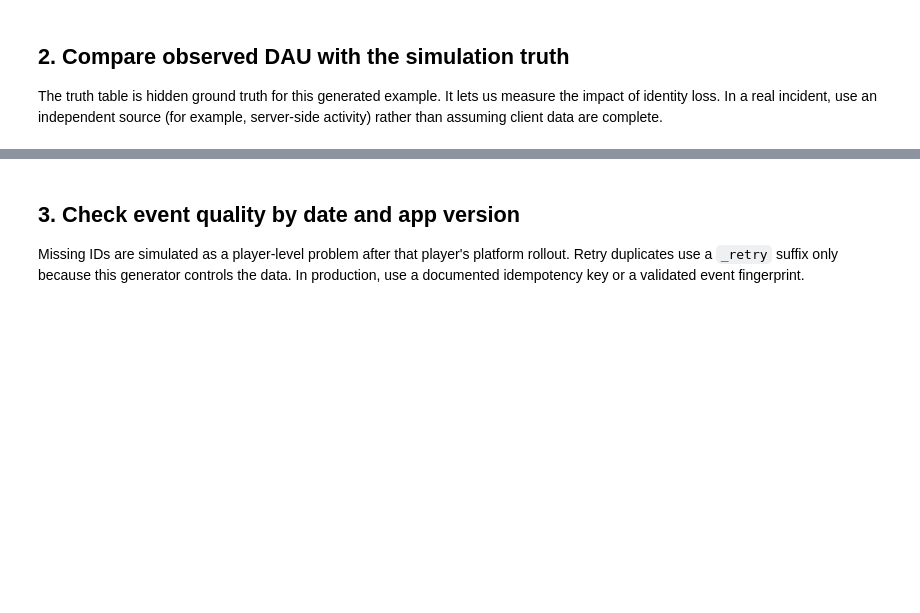
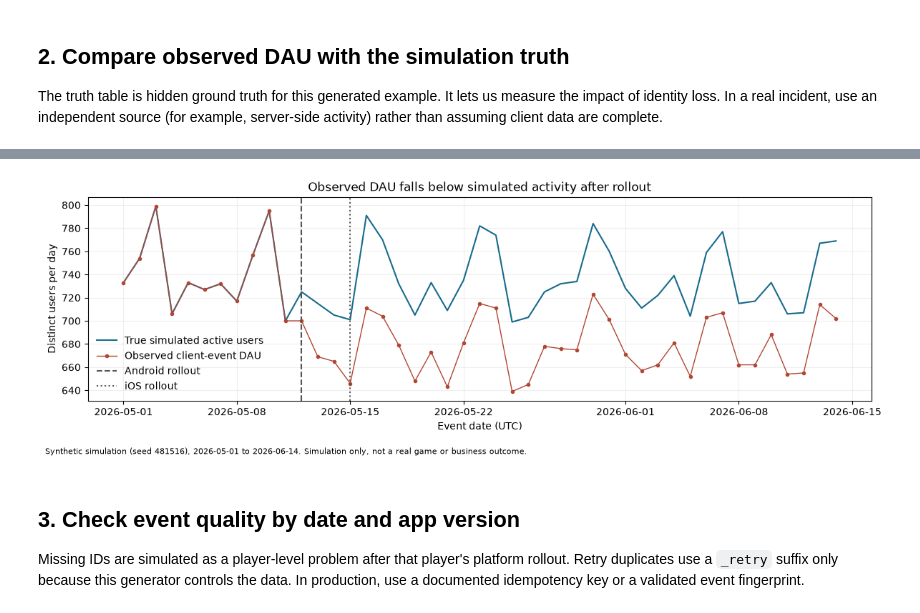
Before and after one commit to biziman/data-analyst-case-studies, a Jupyter notebook: 8-mobile-sdk-metric-drop/8-mobile-sdk-metric-drop.ipynb, the cells around one changed output, grey strips where cells are left out. Cells and saved outputs as stored; diff of their text form; code cells hidden in the pictures; blank space fills up the shorter version.

Commit message:
Review case 8: verified outputs, fix 24h-snapshot overclaim, restyled chart figures, README

```diff
--- a/8-mobile-sdk-metric-drop/8-mobile-sdk-metric-drop.ipynb
+++ b/8-mobile-sdk-metric-drop/8-mobile-sdk-metric-drop.ipynb
@@ -55,11 +76,16 @@ summary
 # %%
-fig, ax = plt.subplots(figsize=(12,4))
-ax.plot(comparison.date, comparison.true_active_users, label='True simulated active users', color='black')
-ax.plot(comparison.date, comparison.observed_dau, label='Observed client-event DAU', marker='.', linewidth=1)
-ax.axvline(pd.Timestamp('2026-05-12'), color='darkorange', linestyle='--', label='Android rollout')
-ax.axvline(pd.Timestamp('2026-05-15'), color='firebrick', linestyle=':', label='iOS rollout')
-ax.set(title='Observed DAU falls below simulated activity after rollout', xlabel='Event date', ylabel='Distinct users')
-ax.grid(alpha=.2); ax.legend(); plt.tight_layout()
+fig, ax = plt.subplots(figsize=(12, 4))
+ax.plot(comparison.date, comparison.true_active_users, label='True simulated active users', color='#176b8c', linewidth=1.5)
+ax.plot(comparison.date, comparison.observed_dau, label='Observed client-event DAU', color='#b14632', marker='.', linewidth=1)
+ax.axvline(pd.Timestamp('2026-05-12'), color='#555555', linestyle='--', label='Android rollout')
+ax.axvline(pd.Timestamp('2026-05-15'), color='#555555', linestyle=':', label='iOS rollout')
+ax.set(title='Observed DAU falls below simulated activity after rollout', xlabel='Event date (UTC)', ylabel='Distinct users per day')
+ax.grid(alpha=.2); ax.legend(frameon=False)
+fig.text(.01, .01, 'Synthetic simulation (seed 481516), 2026-05-01 to 2026-06-14. Simulation only, not a real game or business outcome.', fontsize=8)
+plt.tight_layout(rect=(0, .05, 1, 1))
+fig.savefig(BASE / 'outputs' / 'observed_vs_true_dau.png', dpi=160)
+# %% [output]
+[figure, added]
 # %% [markdown]
 ## 3. Check event quality by date and app version
 Missing IDs are simulated as a player-level problem after that player's platform rollout. Retry duplicates use a `_retry` suffix only because this generator controls the data. In production, use a documented idempotency key or a validated event fingerprint.
```
Also changed, not shown: parts of 10 cells of this notebook, 6 other files.
